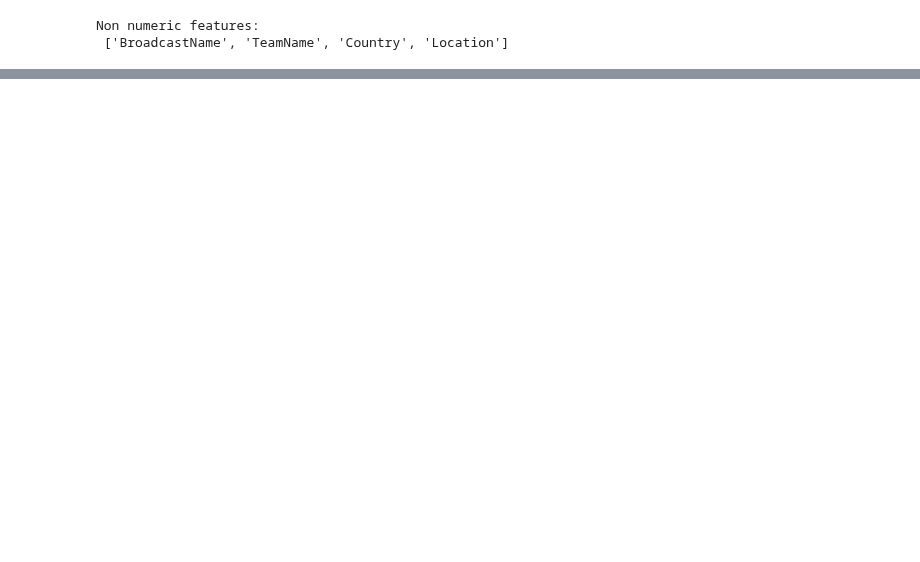
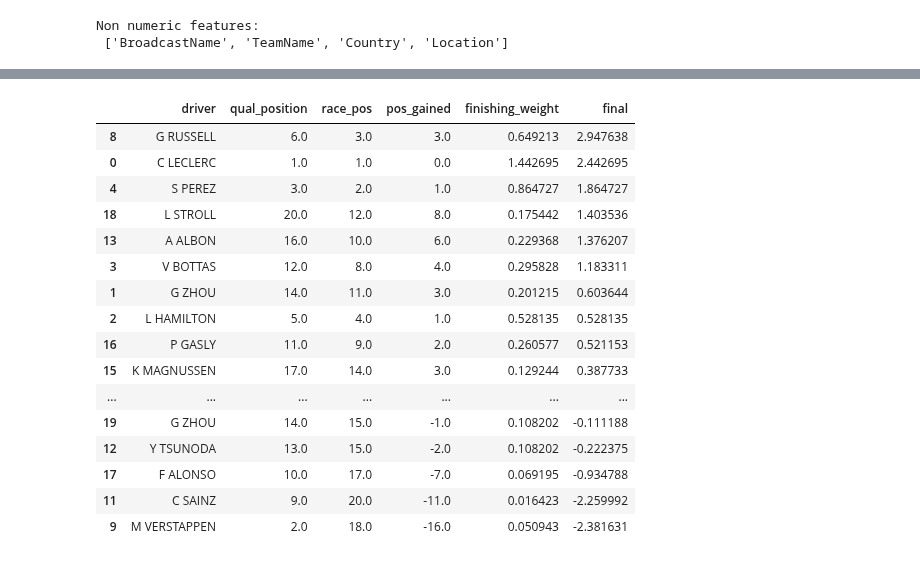
Before and after one commit to rohank36/f1, a Jupyter notebook: experiment.ipynb, the cells around one changed output, grey strips where cells are left out. Cells and saved outputs as stored; diff of their text form; code cells hidden in the pictures; blank space fills up the shorter version.

```diff
--- a/experiment.ipynb
+++ b/experiment.ipynb
@@ -96,0 +168,21 @@ analysis.plot_prob_dist("ewa_driver_results")
+# %%
+race_results = data.loc[:, ['BroadcastName','Qual_Position','Race_Position']].iloc[0:20]
+create_pos_gained_encoding(race_results["BroadcastName"],race_results["Qual_Position"],race_results["Race_Position"])
+# %% [output]
+|  | driver | qual_position | race_pos | pos_gained | finishing_weight | final |
+| 8 | G RUSSELL | 6.0 | 3.0 | 3.0 | 0.649213 | 2.947638 |
+| 0 | C LECLERC | 1.0 | 1.0 | 0.0 | 1.442695 | 2.442695 |
+| 4 | S PEREZ | 3.0 | 2.0 | 1.0 | 0.864727 | 1.864727 |
+| 18 | L STROLL | 20.0 | 12.0 | 8.0 | 0.175442 | 1.403536 |
+| 13 | A ALBON | 16.0 | 10.0 | 6.0 | 0.229368 | 1.376207 |
+| 3 | V BOTTAS | 12.0 | 8.0 | 4.0 | 0.295828 | 1.183311 |
+| 1 | G ZHOU | 14.0 | 11.0 | 3.0 | 0.201215 | 0.603644 |
+| 2 | L HAMILTON | 5.0 | 4.0 | 1.0 | 0.528135 | 0.528135 |
+| 16 | P GASLY | 11.0 | 9.0 | 2.0 | 0.260577 | 0.521153 |
+| 15 | K MAGNUSSEN | 17.0 | 14.0 | 3.0 | 0.129244 | 0.387733 |
+| ... | ... | ... | ... | ... | ... | ... |
+| 19 | G ZHOU | 14.0 | 15.0 | -1.0 | 0.108202 | -0.111188 |
+| 12 | Y TSUNODA | 13.0 | 15.0 | -2.0 | 0.108202 | -0.222375 |
+| 17 | F ALONSO | 10.0 | 17.0 | -7.0 | 0.069195 | -0.934788 |
+| 11 | C SAINZ | 9.0 | 20.0 | -11.0 | 0.016423 | -2.259992 |
+| 9 | M VERSTAPPEN | 2.0 | 18.0 | -16.0 | 0.050943 | -2.381631 |
```
Also changed, not shown: parts of 11 cells of this notebook, 4 other files.
